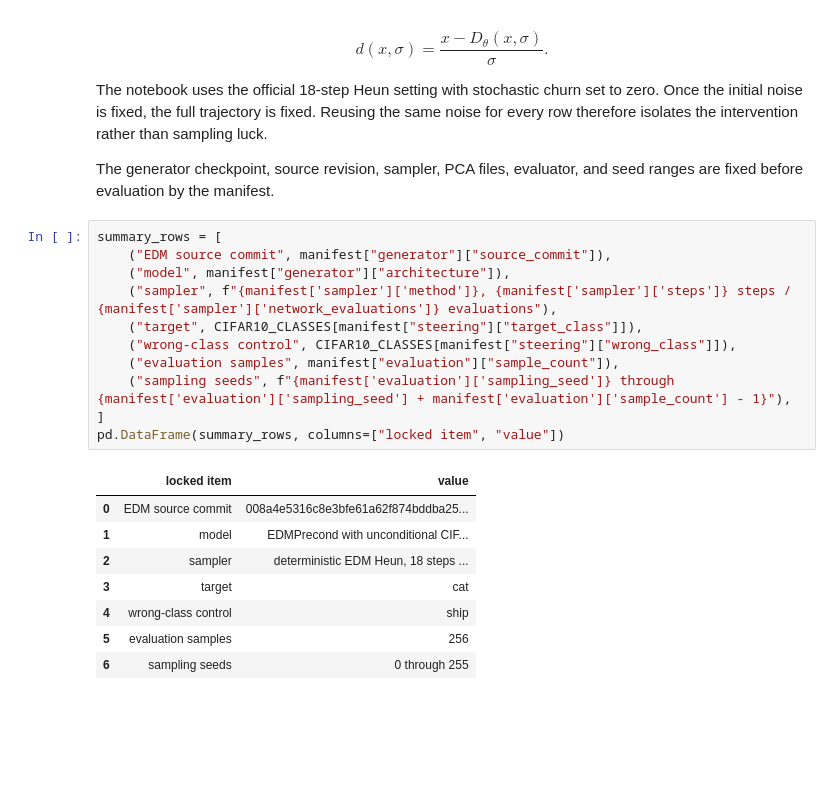
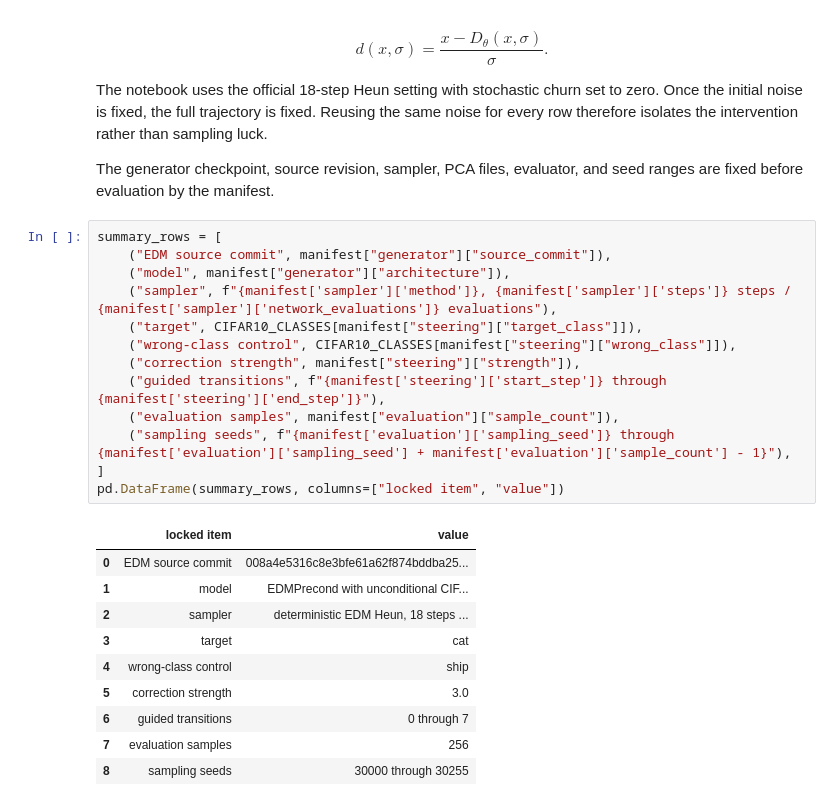
Before and after one commit to isotrivial/diffusion-steering-preclass-notes, a Jupyter notebook: notebooks/toy_data/executed/cifar10_steering_with_unconditional_edm.ipynb, the cells around one changed output. Cells and saved outputs as stored; diff of their text form; blank space fills up the shorter version.

Commit message:
Fix CIFAR-10 steering evidence

```diff
--- a/notebooks/toy_data/executed/cifar10_steering_with_unconditional_edm.ipynb
+++ b/notebooks/toy_data/executed/cifar10_steering_with_unconditional_edm.ipynb
@@ -62,21 +65,25 @@ seed ranges are fixed before evaluation by the manifest.
 # %%
 summary_rows = [
     ("EDM source commit", manifest["generator"]["source_commit"]),
     ("model", manifest["generator"]["architecture"]),
     ("sampler", f"{manifest['sampler']['method']}, {manifest['sampler']['steps']} steps / {manifest['sampler']['network_evaluations']} evaluations"),
     ("target", CIFAR10_CLASSES[manifest["steering"]["target_class"]]),
     ("wrong-class control", CIFAR10_CLASSES[manifest["steering"]["wrong_class"]]),
+    ("correction strength", manifest["steering"]["strength"]),
+    ("guided transitions", f"{manifest['steering']['start_step']} through {manifest['steering']['end_step']}"),
     ("evaluation samples", manifest["evaluation"]["sample_count"]),
     ("sampling seeds", f"{manifest['evaluation']['sampling_seed']} through {manifest['evaluation']['sampling_seed'] + manifest['evaluation']['sample_count'] - 1}"),
 ]
 pd.DataFrame(summary_rows, columns=["locked item", "value"])
 # %% [output]
 |  | locked item | value |
 | 0 | EDM source commit | 008a4e5316c8e3bfe61a62f874bddba25... |
 | 1 | model | EDMPrecond with unconditional CIF... |
 | 2 | sampler | deterministic EDM Heun, 18 steps ... |
 | 3 | target | cat |
 | 4 | wrong-class control | ship |
-| 5 | evaluation samples | 256 |
-| 6 | sampling seeds | 0 through 255 |
+| 5 | correction strength | 3.0 |
+| 6 | guided transitions | 0 through 7 |
+| 7 | evaluation samples | 256 |
+| 8 | sampling seeds | 30000 through 30255 |
 # %% [markdown]
```
Also changed, not shown: parts of 23 cells of this notebook, 13 other files.
